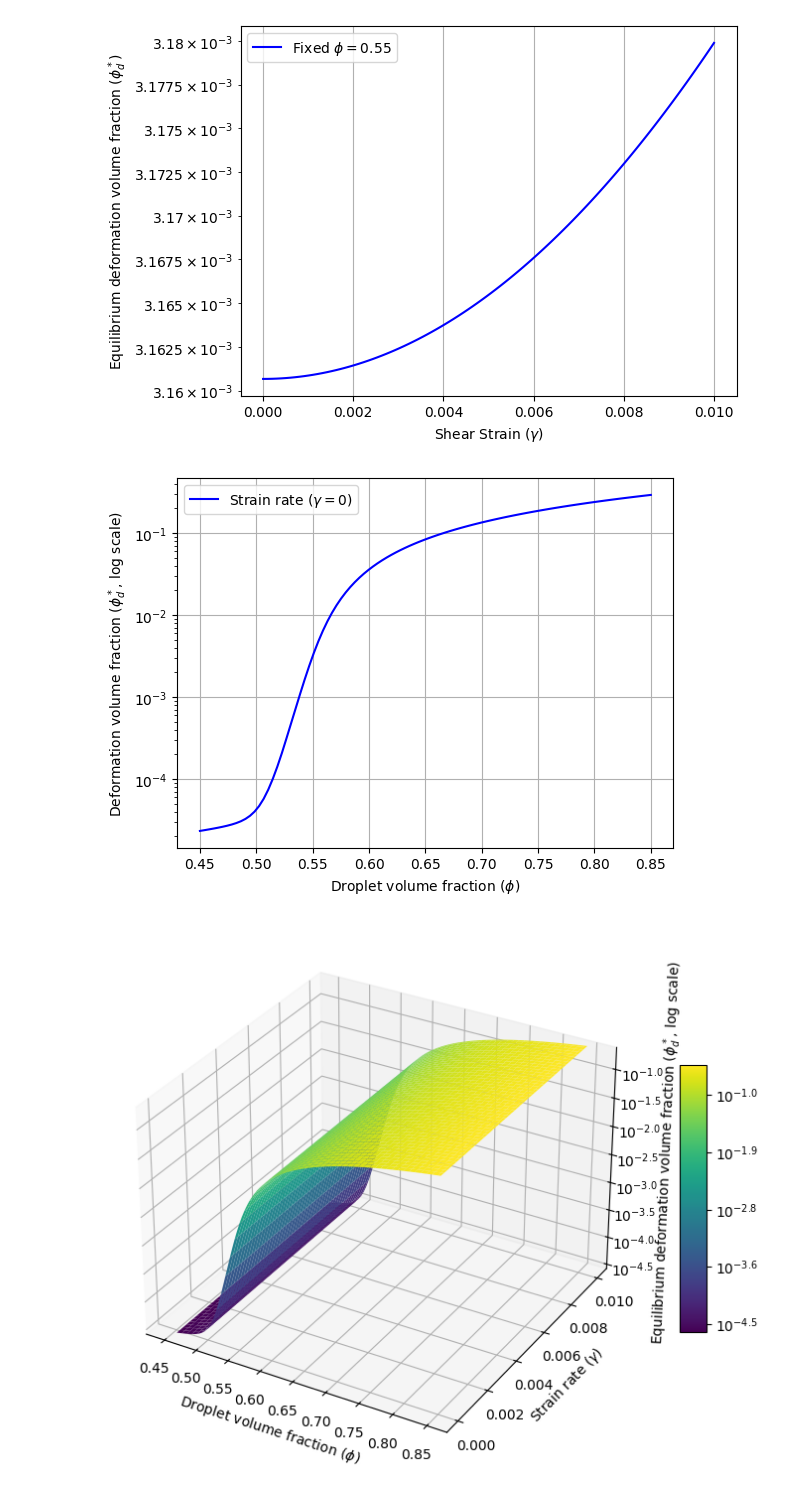
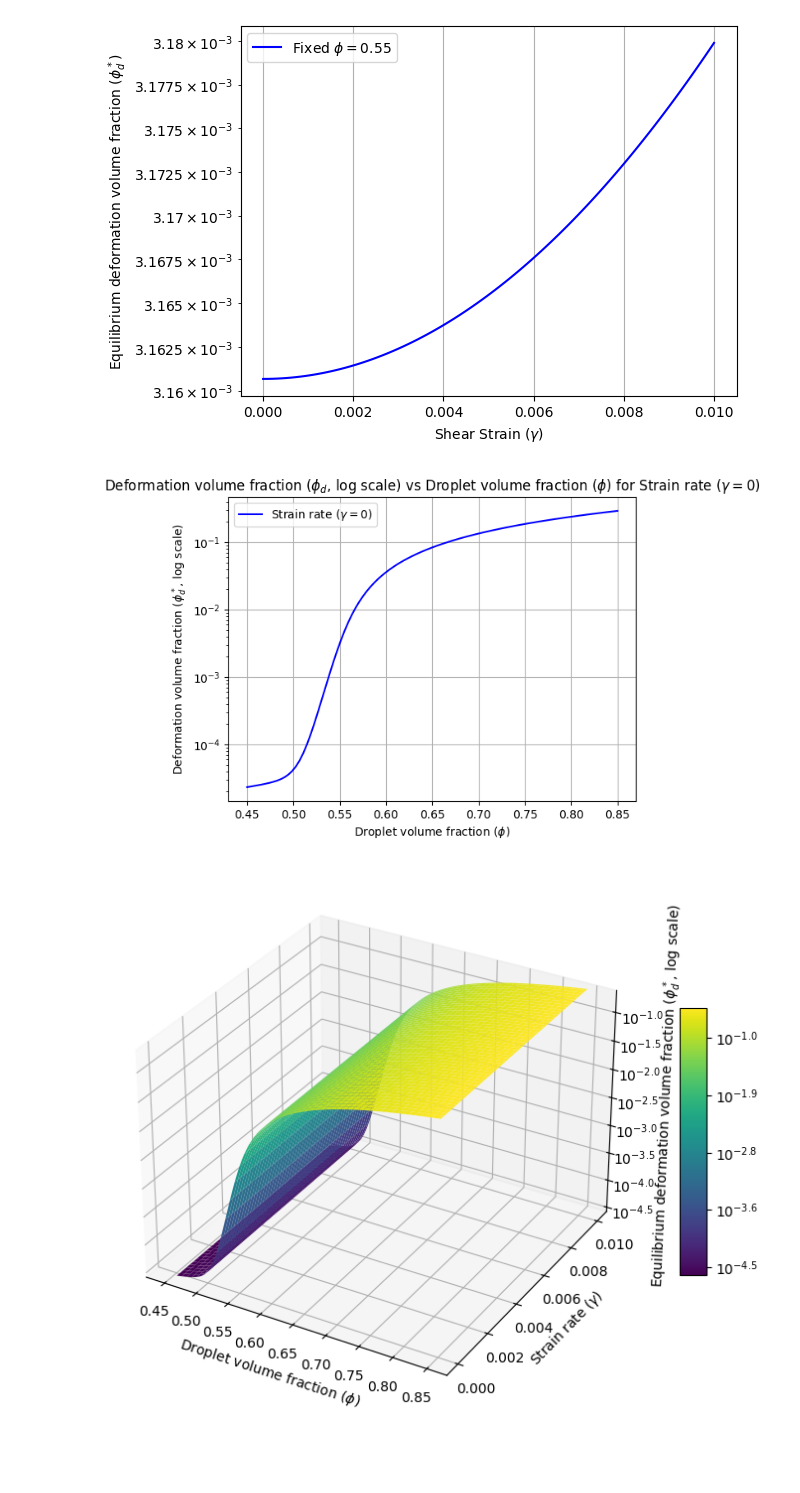
Before and after one commit to inxslynne/thesisproject, a Jupyter notebook: Kim&Mason/py-kimmason-final.ipynb, the cells around one changed output. Saved outputs shown, nothing was run; the diff lists cells and outputs as text; code cells hidden in the pictures; blank space fills up the shorter version.

```diff
--- a/Kim&Mason/py-kimmason-final.ipynb
+++ b/Kim&Mason/py-kimmason-final.ipynb
@@ -74,18 +74,18 @@ plt.show()
 # %%
 phi_values = np.linspace(0.45, 0.85, 100)
 phi_d_values = [find_min_phi_d(phi, 0)[0] for phi in phi_values]
 
 # Plotting
 plt.plot(phi_values, phi_d_values, label=r'Strain rate ($\gamma=0$)', color='blue')
 plt.xlabel(r'Droplet volume fraction ($\phi$)')
 plt.ylabel(r'Deformation volume fraction ($\phi_d^*$, log scale)')
-# plt.title(r'Deformation volume fraction ($\phi_d$, log scale) vs Droplet volume fraction ($\phi$) for Strain rate ($\gamma=0$)')
+plt.title(r'Deformation volume fraction ($\phi_d$, log scale) vs Droplet volume fraction ($\phi$) for Strain rate ($\gamma=0$)')
 plt.legend()
 plt.grid(True)
 plt.yscale('log')  # This specifies the log scale for the y-axis
 plt.show()
 # %% [output]
-[figure, old version]
+[figure, new version]
 # %%
 phi_values = np.linspace(0.45, 0.85, 100)
 gamma_values = np.linspace(0, 0.01, 100)
```
Also changed, not shown: parts of 1 cell of this notebook, 1 other file.
